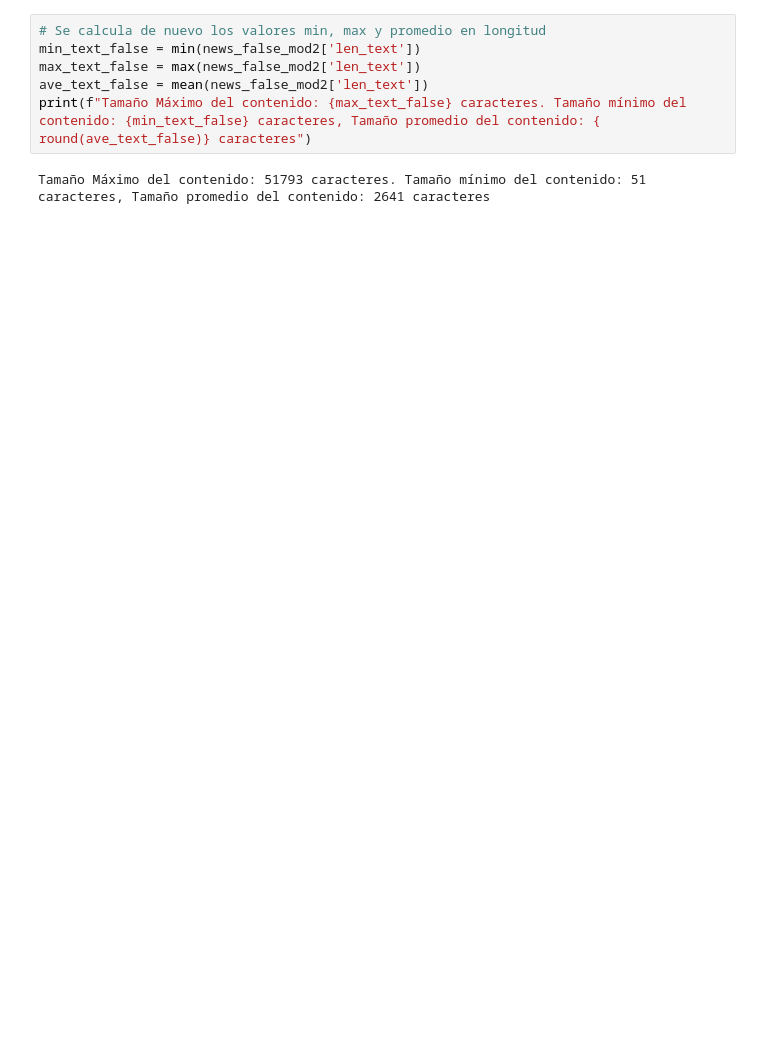
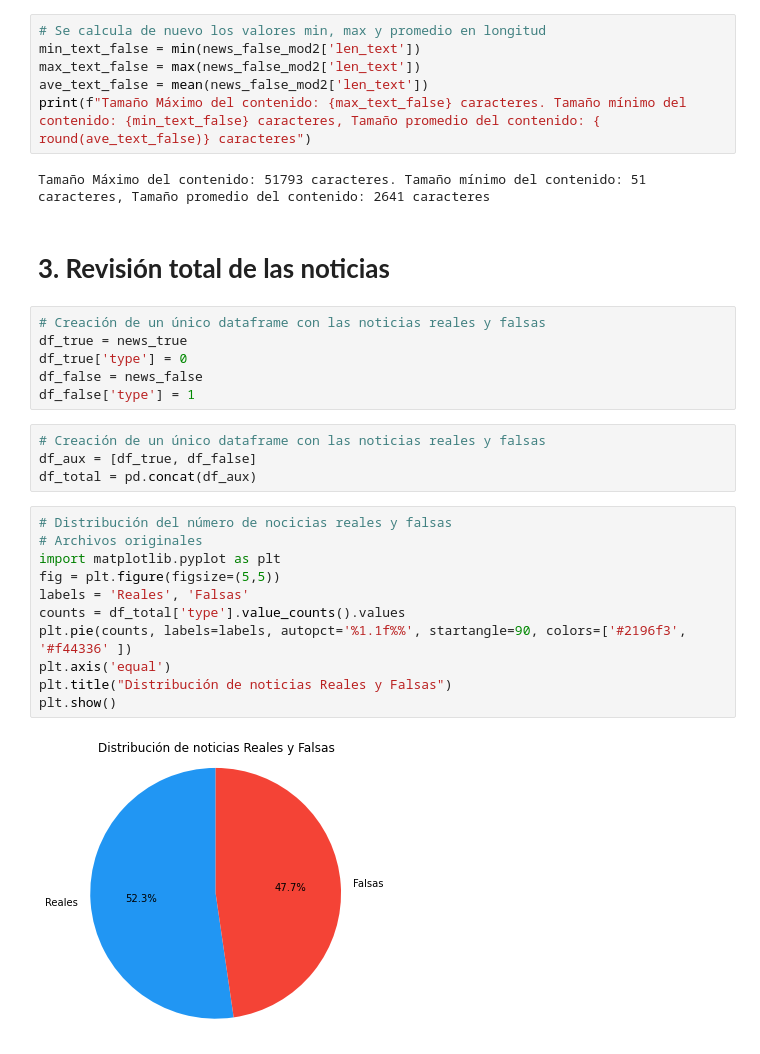
Before and after one commit to mkruiz/ProyectoUNAL, a Jupyter notebook: scripts/eda/eda.ipynb, the cells around one changed output. Cells and saved outputs as stored; diff of their text form; blank space fills up the shorter version.

```diff
--- a/scripts/eda/eda.ipynb
+++ b/scripts/eda/eda.ipynb
@@ -370,3 +371,28 @@ ave_text_false = mean(news_false_mod2['len_text'])
 print(f"Tamaño Máximo del contenido: {max_text_false} caracteres. Tamaño mínimo del contenido: {min_text_false} caracteres, Tamaño promedio del contenido: { round(ave_text_false)} caracteres")
 # %% [output]
 Tamaño Máximo del contenido: 51793 caracteres. Tamaño mínimo del contenido: 51 caracteres, Tamaño promedio del contenido: 2641 caracteres
+# %% [markdown]
+# **3. Revisión total de las noticias**
+# %%
+# Creación de un único dataframe con las noticias reales y falsas
+df_true = news_true
+df_true['type'] = 0
+df_false = news_false
+df_false['type'] = 1
+# %%
+# Creación de un único dataframe con las noticias reales y falsas
+df_aux = [df_true, df_false]
+df_total = pd.concat(df_aux)
+# %%
+# Distribución del número de nocicias reales y falsas
+# Archivos originales
+import matplotlib.pyplot as plt
+fig = plt.figure(figsize=(5,5))
+labels = 'Reales', 'Falsas'
+counts = df_total['type'].value_counts().values
+plt.pie(counts, labels=labels, autopct='%1.1f%%', startangle=90, colors=['#2196f3', '#f44336' ])
+plt.axis('equal')
+plt.title("Distribución de noticias Reales y Falsas")
+plt.show()
+# %% [output]
+[figure, added]
```
Also changed, not shown: parts of 4 cells of this notebook, 1 other file.
